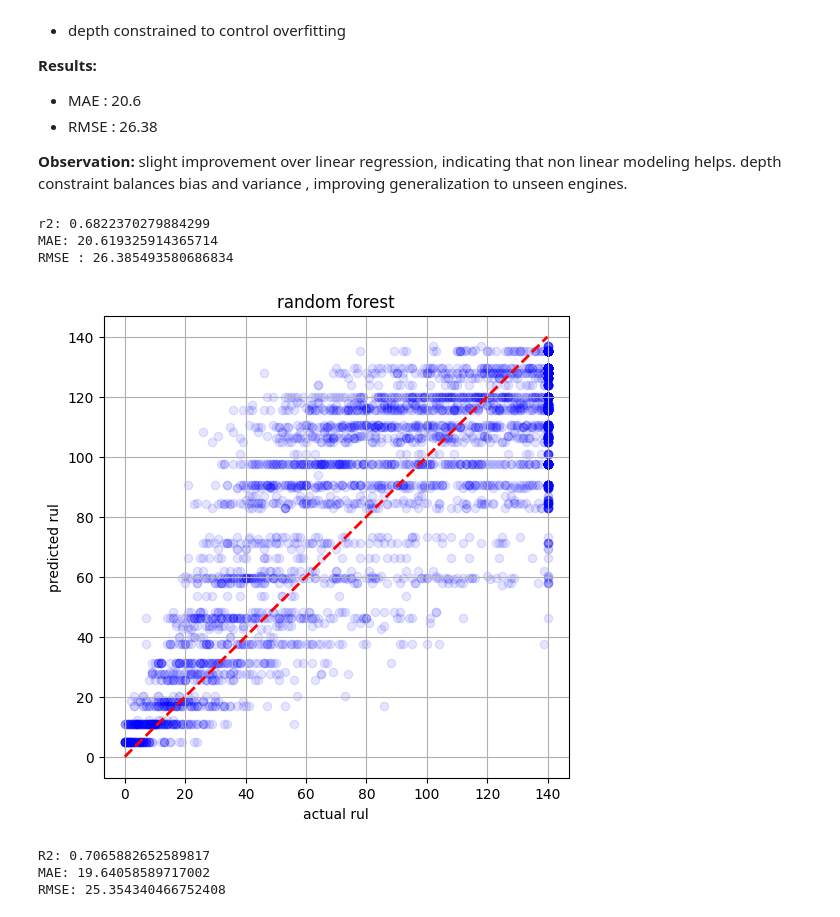
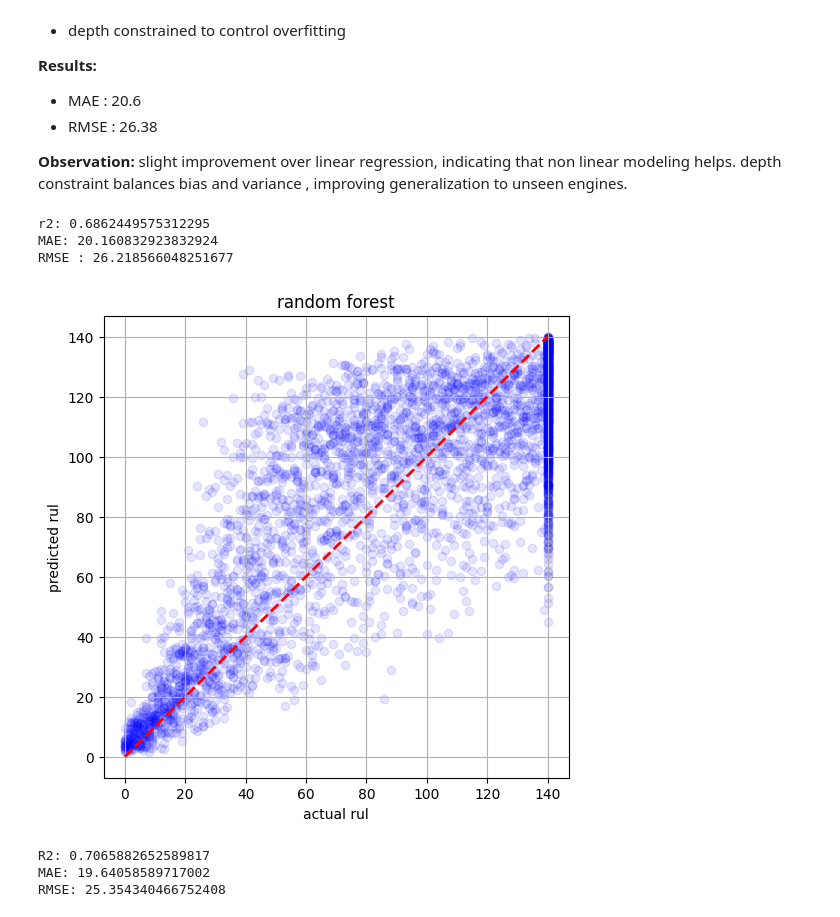
Before and after one commit to dev121-python/vehicle-predictive-maintenance, a Jupyter notebook: notebooks/eda_01.ipynb, the cells around one changed output. Cells and saved outputs as stored; diff of their text form; code cells hidden in the pictures.

Commit message:
error analysis and safery mae analysis and residual plots

```diff
--- a/notebooks/eda_01.ipynb
+++ b/notebooks/eda_01.ipynb
@@ -222,33 +224,34 @@ depth constraint balances bias and variance , improving generalization to unseen
 from sklearn.ensemble import RandomForestRegressor
 rand_for_model = RandomForestRegressor(max_depth=None,n_estimators=100,random_state=42)
 rand_for_model.fit(X_train,y_train)
-pred = rand_for_model.predict(X_val)
-mae = mean_absolute_error(y_val, preds)
-rmse = root_mean_squared_error(y_val, preds)
-r2 = r2_score(y_val,preds)
+y_preds_fr = rand_for_model.predict(X_val)
+mae = mean_absolute_error(y_val, y_preds_fr)
+rmse = root_mean_squared_error(y_val, y_preds_fr)
+r2 = r2_score(y_val,y_preds_fr)
+
 print("r2:",r2)
 print("MAE:", mae)
 print(f"RMSE : {rmse}")
 # %% [output]
-r2: 0.6822370279884299
-MAE: 20.619325914365714
-RMSE : 26.385493580686834
+r2: 0.6862449575312295
+MAE: 20.160832923832924
+RMSE : 26.218566048251677
 # %%
 import matplotlib.pyplot as plt
 plt.figure(figsize=(6,6))
-plt.scatter(y_val,preds,alpha=0.1,color='blue')
+plt.scatter(y_val,y_preds_fr,alpha=0.1,color='blue')
 plt.plot([y_val.min(), y_val.max()],
          [y_val.min(), y_val.max()],
          'r--', lw=2)
 
 plt.xlabel('actual rul')
 plt.ylabel('predicted rul')
 plt.title('random forest')
 plt.grid(True)
 
 plt.show()
 # %% [output]
-[figure, old version]
+[figure, new version]
 # %%
 from sklearn.ensemble import GradientBoostingRegressor
 
```
Also changed, not shown: parts of 14 cells of this notebook.
